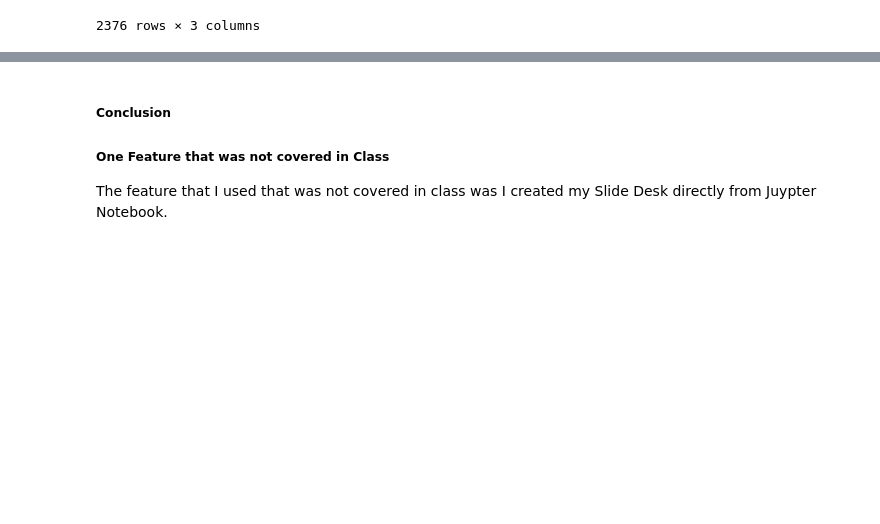
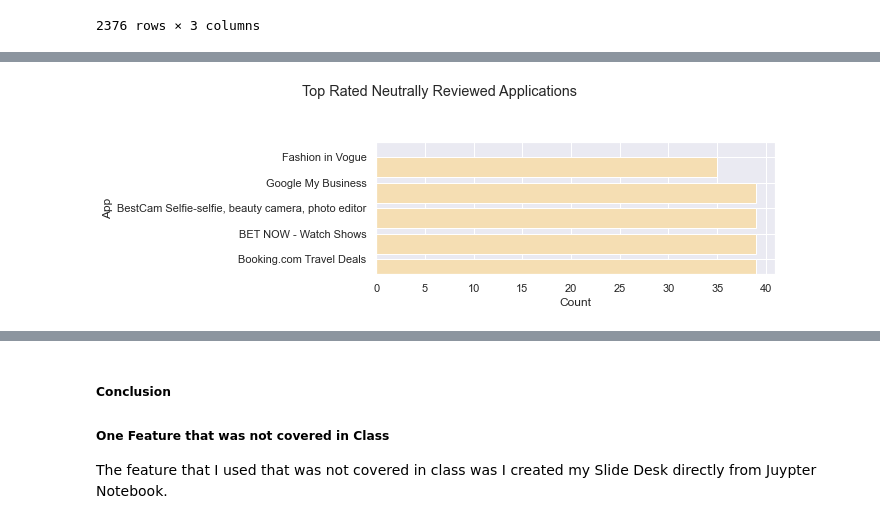
Before and after one commit to dailyfatcat/IS362_FinalProject, a Jupyter notebook: final.ipynb, the cells around one changed output, grey strips where cells are left out. Cells and saved outputs as stored; diff of their text form; code cells hidden in the pictures; blank space fills up the shorter version.

```diff
--- a/final.ipynb
+++ b/final.ipynb
@@ -166,0 +188,5 @@ gspositive.sort_values()
+# %%
+gsneutral = googlesentcount[googlesentcount['Sentiment'] == 'Neutral']
+gsneutral.sort_values(by=['Count'], inplace=True, ascending=False)
+topnet = gsneutral.head()
+topnet
@@ -166,0 +204,19 @@ gspositive.sort_values()
+# %%
+labels = topnet['App']
+data = topnet['Count']
+width = 0.8
+yTickPos = np.arange(len(data))
+yBarPos = yTickPos - (width/2.0)
+fig, ax = plt.subplots(figsize=(10, 3.5))
+ax.barh(yBarPos,data,width,color='wheat')
+ax.set_yticks(ticks= yTickPos)
+ax.set_yticklabels(labels)
+ax.set_ylim((min(yTickPos)-0.6,
+ max(yTickPos)+0.6))
+ax.xaxis.grid(True)
+ax.set_ylabel('App');
+ax.set_xlabel('Count')
+fig.suptitle("Top Rated Neutrally Reviewed Applications")
+fig.tight_layout(pad=2)
+# %% [output]
+[figure, added]
```
Also changed, not shown: parts of 9 cells of this notebook.
